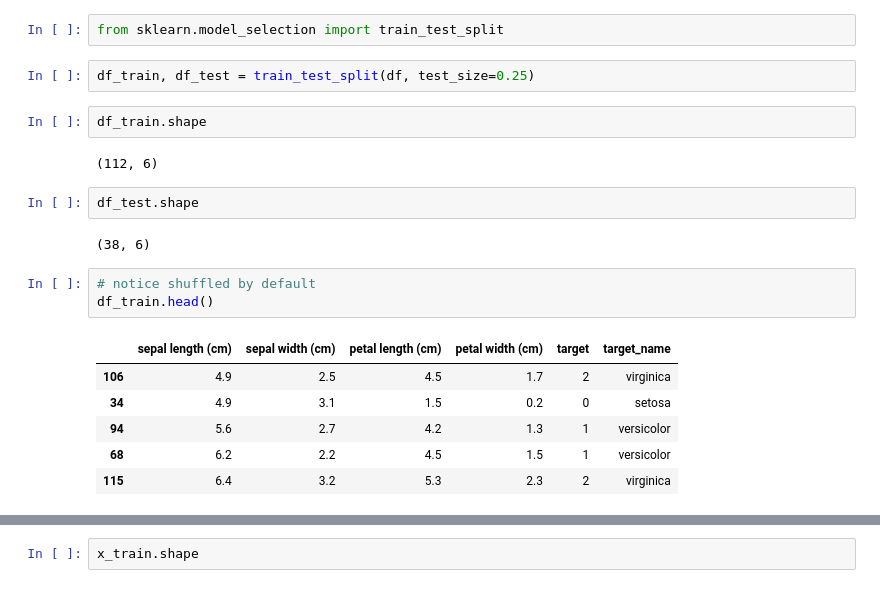
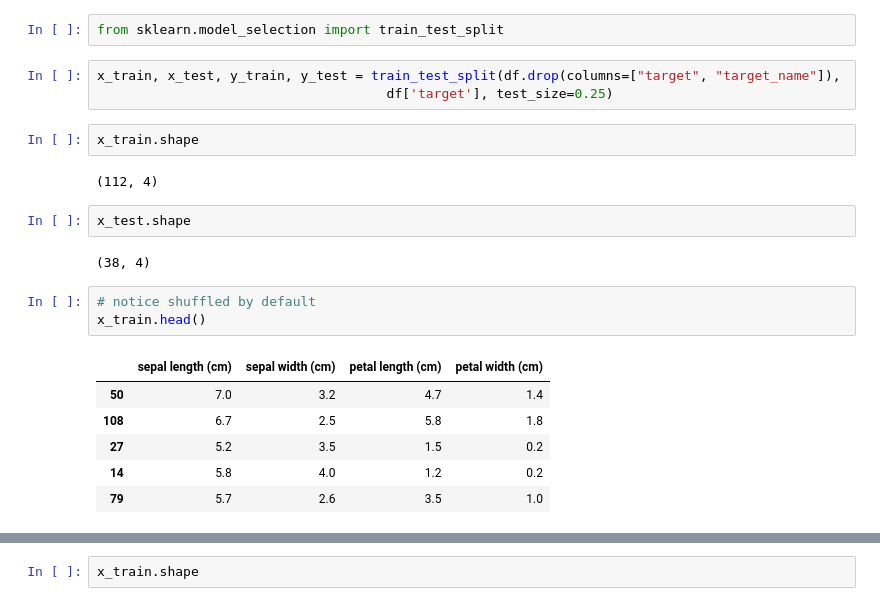
Before and after one commit to UsefGamal/The-Classic-IRIS-Dataset, a Jupyter notebook: The Classic IRIS Dataset.ipynb, the cells around one changed output, grey strips where cells are left out. Cells and saved outputs as stored; diff of their text form.

```diff
--- a/The Classic IRIS Dataset.ipynb
+++ b/The Classic IRIS Dataset.ipynb
@@ -208,23 +208,24 @@ _ = sns.pairplot(df, hue="target_name")
 # %%
 from sklearn.model_selection import train_test_split
 # %%
-df_train, df_test = train_test_split(df, test_size=0.25)
+x_train, x_test, y_train, y_test = train_test_split(df.drop(columns=["target", "target_name"]),
+                                     df['target'], test_size=0.25)
 # %%
-df_train.shape
+x_train.shape
 # %% [output]
-(112, 6)
+(112, 4)
 # %%
-df_test.shape
+x_test.shape
 # %% [output]
-(38, 6)
+(38, 4)
 # %%
 # notice shuffled by default
-df_train.head()
+x_train.head()
 # %% [output]
-|  | sepal length (cm) | sepal width (cm) | petal length (cm) | petal width (cm) | target | target_name |
-| 106 | 4.9 | 2.5 | 4.5 | 1.7 | 2 | virginica |
-| 34 | 4.9 | 3.1 | 1.5 | 0.2 | 0 | setosa |
-| 94 | 5.6 | 2.7 | 4.2 | 1.3 | 1 | versicolor |
-| 68 | 6.2 | 2.2 | 4.5 | 1.5 | 1 | versicolor |
-| 115 | 6.4 | 3.2 | 5.3 | 2.3 | 2 | virginica |
+|  | sepal length (cm) | sepal width (cm) | petal length (cm) | petal width (cm) |
+| 50 | 7.0 | 3.2 | 4.7 | 1.4 |
+| 108 | 6.7 | 2.5 | 5.8 | 1.8 |
+| 27 | 5.2 | 3.5 | 1.5 | 0.2 |
+| 14 | 5.8 | 4.0 | 1.2 | 0.2 |
+| 79 | 5.7 | 2.6 | 3.5 | 1.0 |
 # %% [markdown]
```
Also changed, not shown: parts of 23 cells of this notebook.
